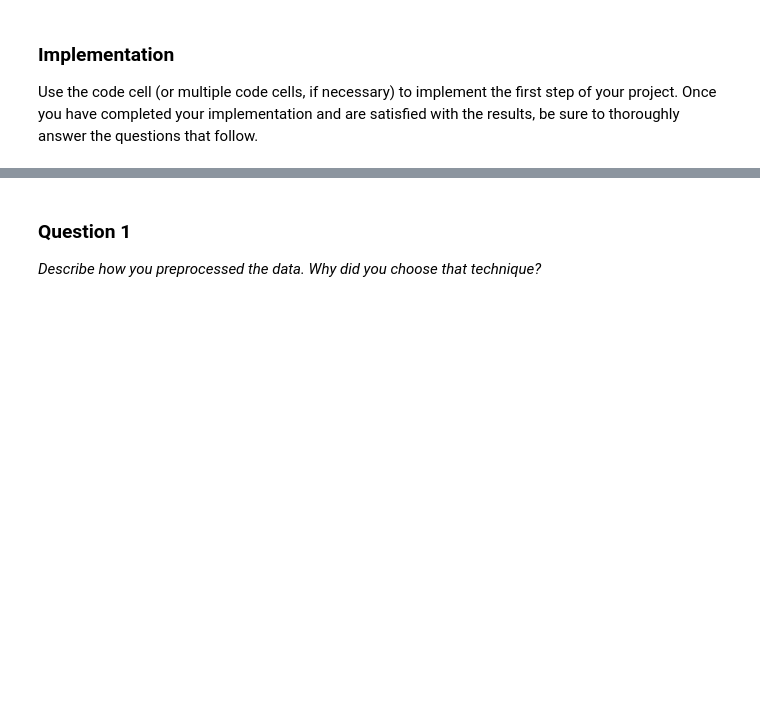
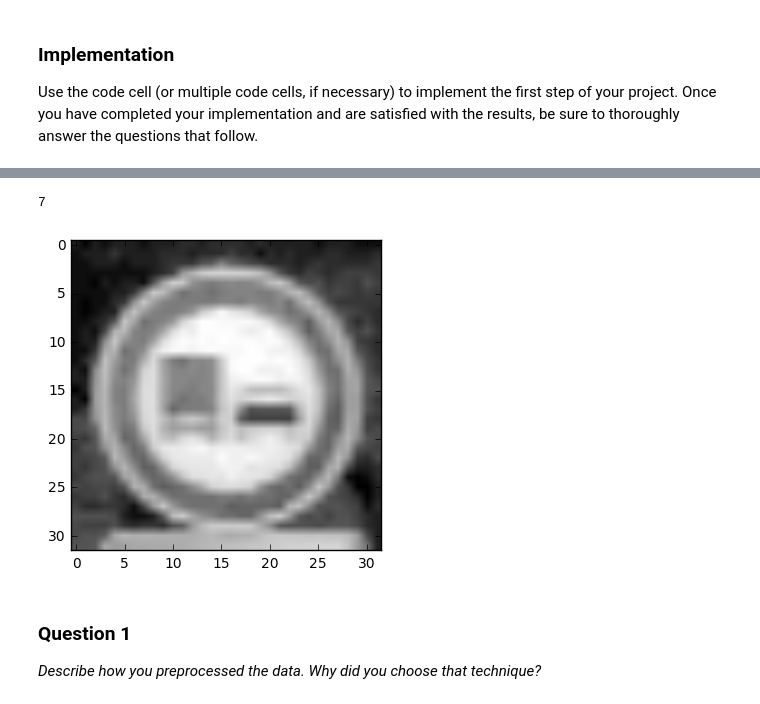
Before and after one commit to gada1982/CarND-Traffic-Sign-Classifier-Project, a Jupyter notebook: Traffic_Sign_Classifier.ipynb, the cells around one changed output, grey strips where cells are left out. Cells and saved outputs as stored; diff of their text form; code cells hidden in the pictures; blank space fills up the shorter version.

```diff
--- a/Traffic_Sign_Classifier.ipynb
+++ b/Traffic_Sign_Classifier.ipynb
@@ -19,6 +19,11 @@ import pickle
 import numpy as np
 from sklearn.model_selection import train_test_split
 import cv2
+from sklearn.utils import shuffle
+import tensorflow as tf
+from tensorflow.contrib.layers import flatten
+
+run_count = 0
 
 training_file = 'train.p'
 testing_file = 'test.p'
@@ -149,3 +168,9 @@ print(y_train[index])
+# %%
+# Show random image of test data (grayscaled image)
+show_random_image(X_test, y_train, 0)
+# %% [output]
+7
+[figure, added]
 # %% [markdown]
 ### Question 1
 
```
Also changed, not shown: parts of 8 cells of this notebook.
